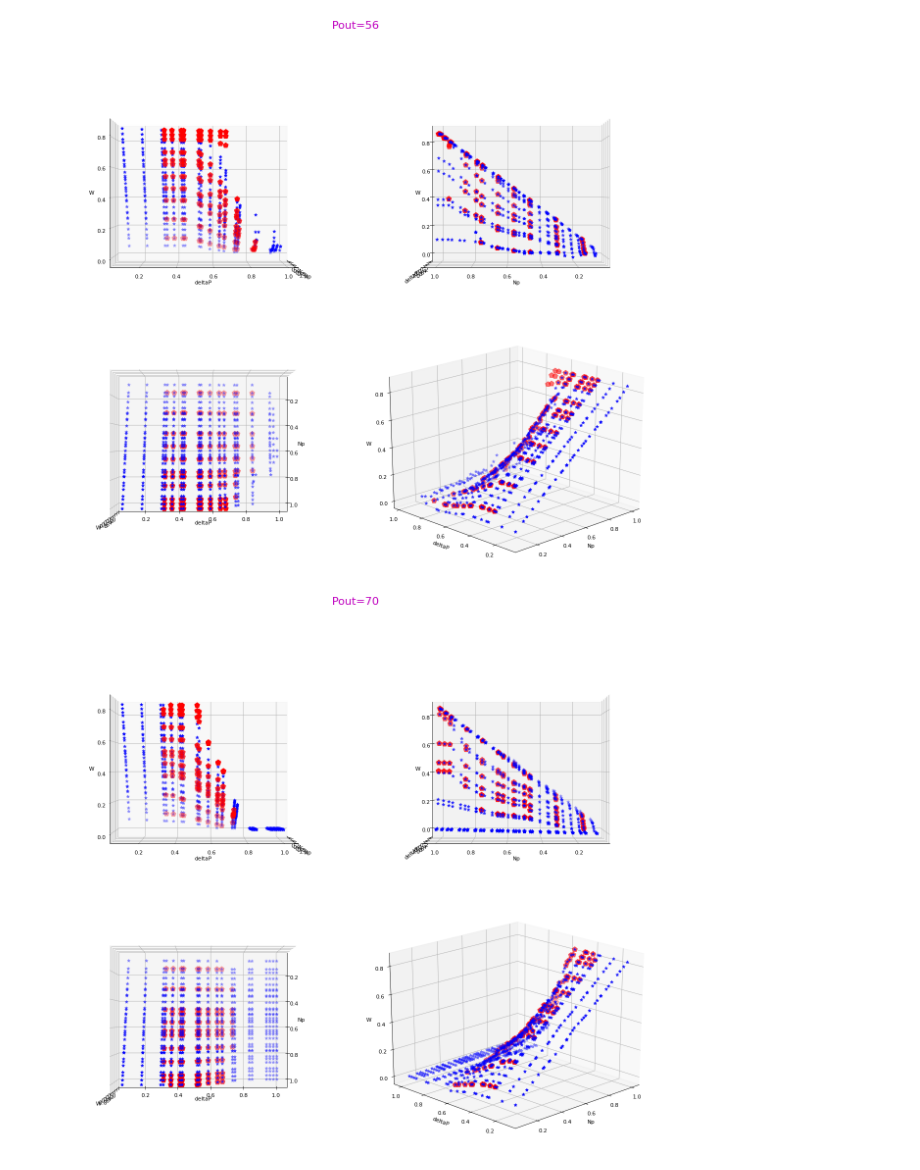
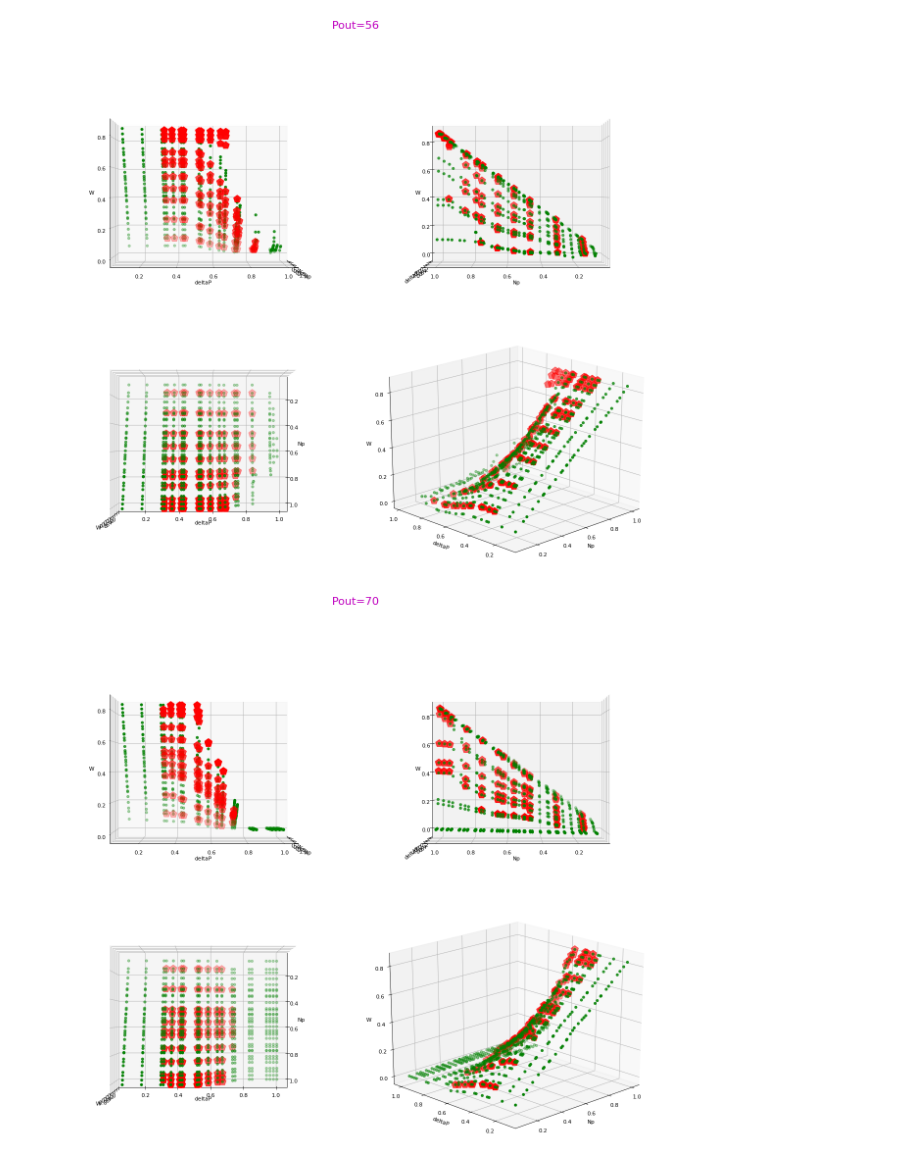
Before and after one commit to wyy673519020/Zhusaibengxiuzheng, a Jupyter notebook: keshihua.ipynb, the cells around one changed output. Saved outputs shown, nothing was run; the diff lists cells and outputs as text; code cells hidden in the pictures.

```diff
--- a/keshihua.ipynb
+++ b/keshihua.ipynb
@@ -287,29 +297,29 @@ ax2 = plt.axes(rect2,projection='3d')
 ax3 = plt.axes(rect3,projection='3d')
 ax4 = plt.axes(rect4,projection='3d')
 ax1.view_init(elev1, azim1)
-ax1.scatter(xline1,yline1,zline1,c='b', marker='*',s=30)
-ax1.scatter(xline2,yline2,zline2,c='r', marker='p',s=100)
+ax1.scatter(xline1,yline1,zline1,c='g', marker='o',s=20)
+ax1.scatter(xline2,yline2,zline2,c='r', marker='p',s=200)
 #plt.grid(alpha='1.9')  #配置网格线
 ax1.set_xlabel('Np')
 ax1.set_ylabel('deltaP')
 ax1.set_zlabel('W')
 ax2.view_init(elev2, azim2)
-ax2.scatter(xline1,yline1,zline1,c='b', marker='*',s=30)
-ax2.scatter(xline2,yline2,zline2,c='r', marker='p',s=100)
+ax2.scatter(xline1,yline1,zline1,c='g', marker='o',s=20)
+ax2.scatter(xline2,yline2,zline2,c='r', marker='p',s=200)
 #plt.grid(alpha='1.9')  #配置网格线
 ax2.set_xlabel('Np')
 ax2.set_ylabel('deltaP')
 ax2.set_zlabel('W')
 ax3.view_init(elev3, azim3)
-ax3.scatter(xline1,yline1,zline1,c='b', marker='*',s=30)
-ax3.scatter(xline2,yline2,zline2,c='r', marker='p',s=100)
+ax3.scatter(xline1,yline1,zline1,c='g', marker='o',s=20)
+ax3.scatter(xline2,yline2,zline2,c='r', marker='p',s=200)
 #plt.grid(alpha='1.9')  #配置网格线
 ax3.set_xlabel('Np')
 ax3.set_ylabel('deltaP')
 ax3.set_zlabel('W')
 ax4.view_init(elev4, azim4)
-ax4.scatter(xline1,yline1,zline1,c='b', marker='*',s=30)
-ax4.scatter(xline2,yline2,zline2,c='r', marker='p',s=100)
+ax4.scatter(xline1,yline1,zline1,c='g', marker='o',s=20)
+ax4.scatter(xline2,yline2,zline2,c='r', marker='p',s=200)
 #plt.grid(alpha='1.9')  #配置网格线
 ax4.set_xlabel('Np')
 ax4.set_ylabel('deltaP')
@@ -317,7 +327,7 @@ ax4.set_zlabel('W')
 plt.suptitle("Pout=56",fontsize=20, color='m')
 plt.show()
 # %% [output]
-[figure, old version]
+[figure, new version]
 # %%
 elev1= 0
 azim1= 0
@@ -344,42 +354,42 @@ zline1= data1[3177:3834,3]
 xline2=data2[396:509,1]
 yline2=data2[396:509,2]
 zline2=data2[396:509,3]
 ax1 = plt.axes(rect1,projection='3d')
 ax2 = plt.axes(rect2,projection='3d')
 ax3 = plt.axes(rect3,projection='3d')
 ax4 = plt.axes(rect4,projection='3d')
 ax1.view_init(elev1, azim1)
-ax1.scatter(xline1,yline1,zline1,c='b', marker='*',s=30)
-ax1.scatter(xline2,yline2,zline2,c='r', marker='p',s=100)
+ax1.scatter(xline1,yline1,zline1,c='g', marker='o',s=20)
+ax1.scatter(xline2,yline2,zline2,c='r', marker='p',s=200)
 #plt.grid(alpha='1.9')  #配置网格线
 ax1.set_xlabel('Np')
 ax1.set_ylabel('deltaP')
 ax1.set_zlabel('W')
 ax2.view_init(elev2, azim2)
-ax2.scatter(xline1,yline1,zline1,c='b', marker='*',s=30)
-ax2.scatter(xline2,yline2,zline2,c='r', marker='p',s=100)
+ax2.scatter(xline1,yline1,zline1,c='g', marker='o',s=20)
+ax2.scatter(xline2,yline2,zline2,c='r', marker='p',s=200)
 #plt.grid(alpha='1.9')  #配置网格线
 ax2.set_xlabel('Np')
 ax2.set_ylabel('deltaP')
 ax2.set_zlabel('W')
 ax3.view_init(elev3, azim3)
-ax3.scatter(xline1,yline1,zline1,c='b', marker='*',s=30)
-ax3.scatter(xline2,yline2,zline2,c='r', marker='p',s=100)
+ax3.scatter(xline1,yline1,zline1,c='g', marker='o',s=20)
+ax3.scatter(xline2,yline2,zline2,c='r', marker='p',s=200)
 #plt.grid(alpha='1.9')  #配置网格线
 ax3.set_xlabel('Np')
 ax3.set_ylabel('deltaP')
 ax3.set_zlabel('W')
 ax4.view_init(elev4, azim4)
-ax4.scatter(xline1,yline1,zline1,c='b', marker='*',s=30)
-ax4.scatter(xline2,yline2,zline2,c='r', marker='p',s=100)
+ax4.scatter(xline1,yline1,zline1,c='g', marker='o',s=20)
+ax4.scatter(xline2,yline2,zline2,c='r', marker='p',s=200)
 #plt.grid(alpha='1.9')  #配置网格线
 ax4.set_xlabel('Np')
 ax4.set_ylabel('deltaP')
 ax4.set_zlabel('W')
 plt.suptitle("Pout=70",fontsize=20, color='m')
 plt.show()
 # %% [output]
-[figure, old version]
+[figure, new version]
 # %%
 elev1= 0
 azim1= 0
```
Also changed, not shown: parts of 9 cells of this notebook, 3 other files.
